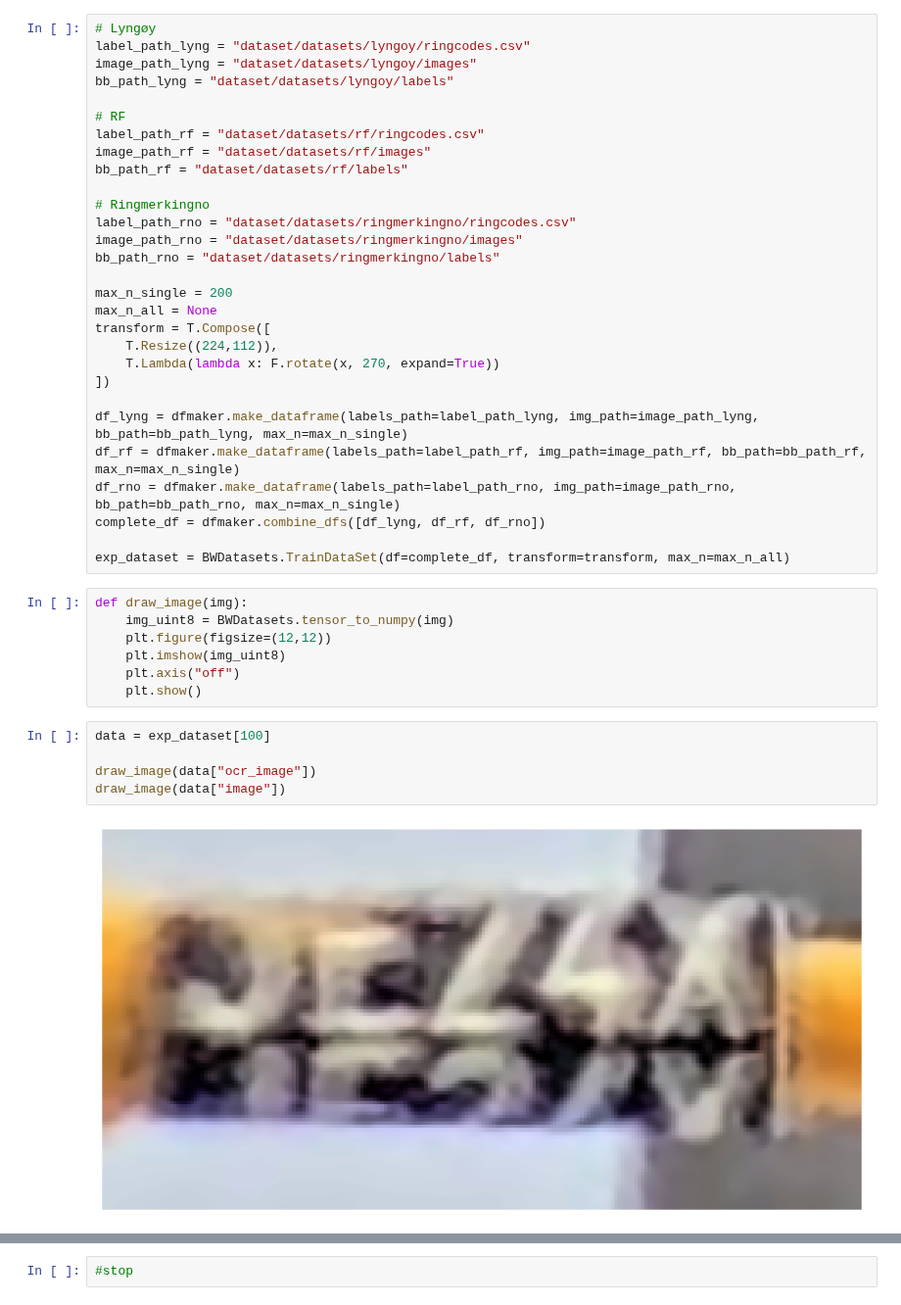
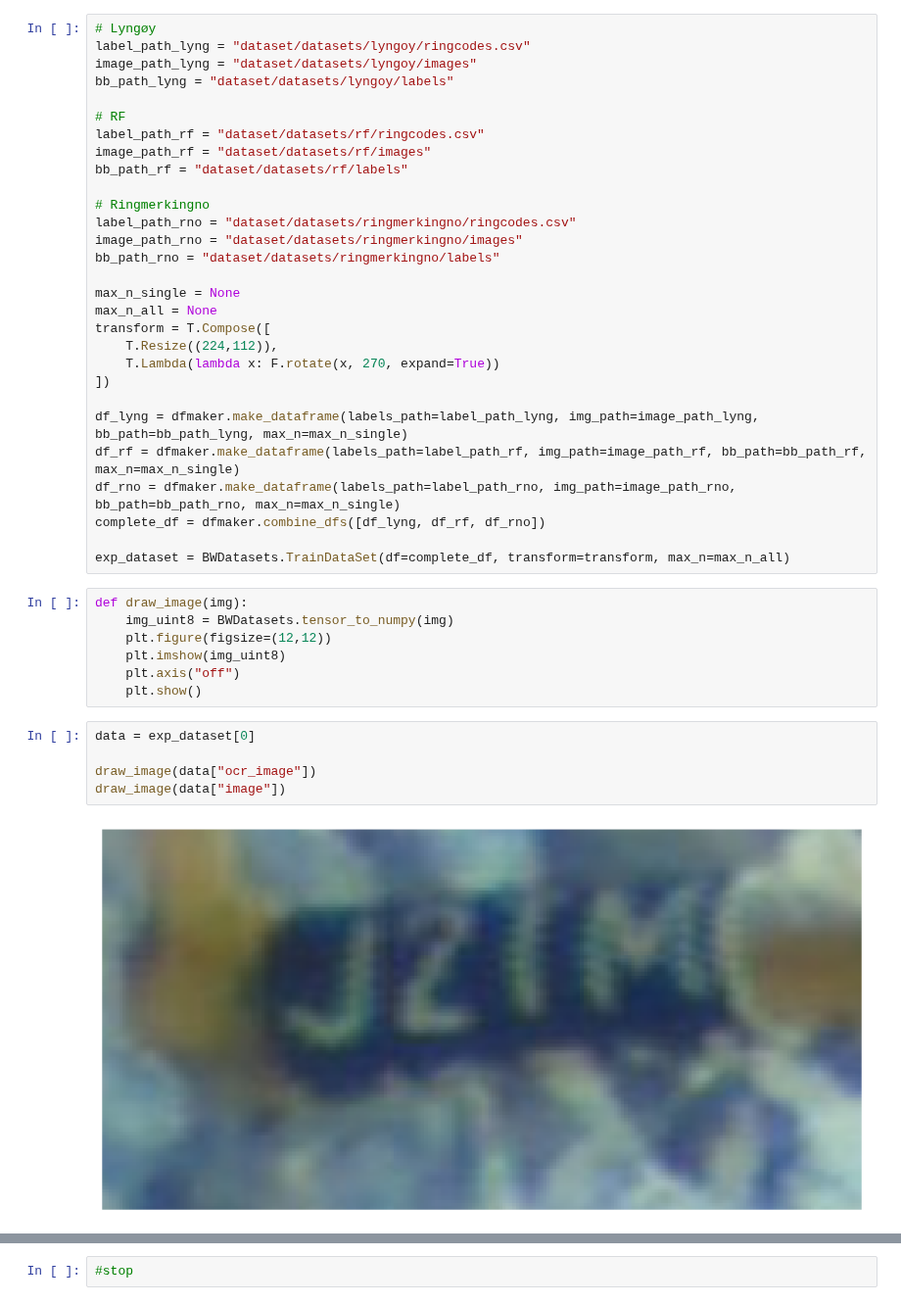
Before and after one commit to Krijosor/Bird-Is-The-Word, a Jupyter notebook: testbook.ipynb, the cells around one changed output, grey strips where cells are left out. Shown at 98% size. Saved outputs shown, nothing was run; the diff lists cells and outputs as text.

```diff
--- a/testbook.ipynb
+++ b/testbook.ipynb
@@ -55,7 +55,7 @@ label_path_rno = "dataset/datasets/ringmerkingno/ringcodes.csv"
 image_path_rno = "dataset/datasets/ringmerkingno/images"
 bb_path_rno = "dataset/datasets/ringmerkingno/labels"
 
-max_n_single = 200
+max_n_single = None
 max_n_all = None
 transform = T.Compose([
     T.Resize((224,112)),
@@ -76,9 +76,9 @@ def draw_image(img):
     plt.axis("off")
     plt.show()
 # %%
-data = exp_dataset[100]
+data = exp_dataset[0]
 
 draw_image(data["ocr_image"])
 draw_image(data["image"])
 # %% [output]
-[figure, old version]
+[figure, new version]
```
Also changed, not shown: parts of 3 cells of this notebook, 3 other files.
